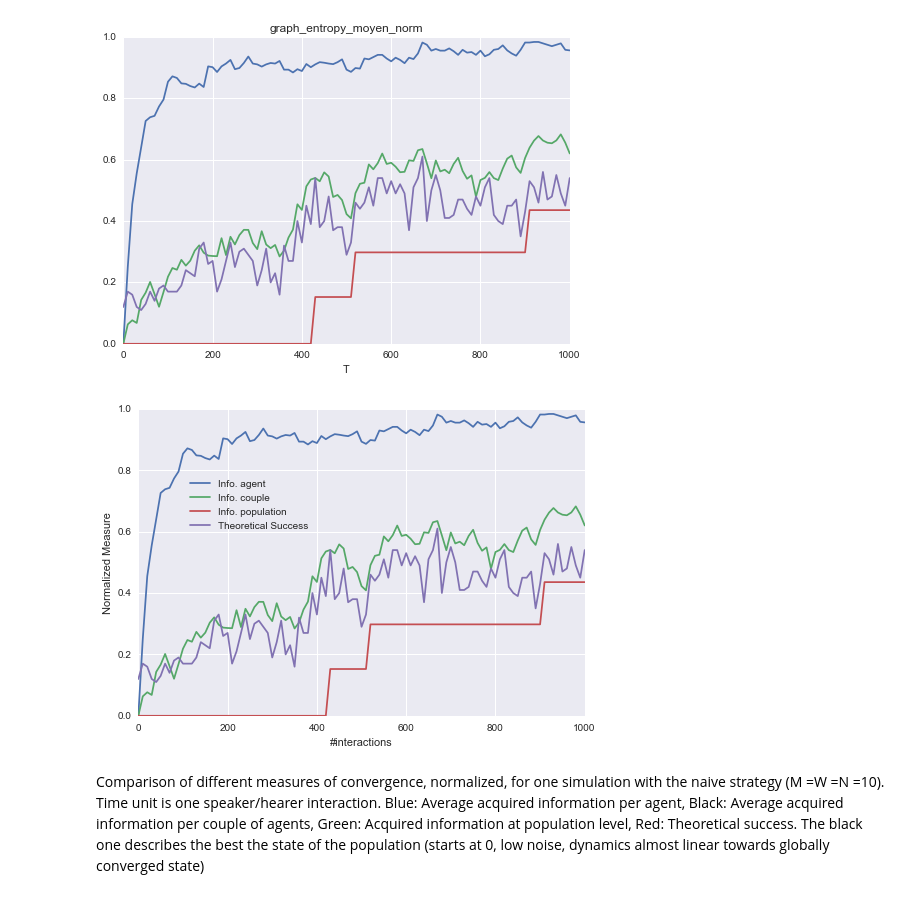
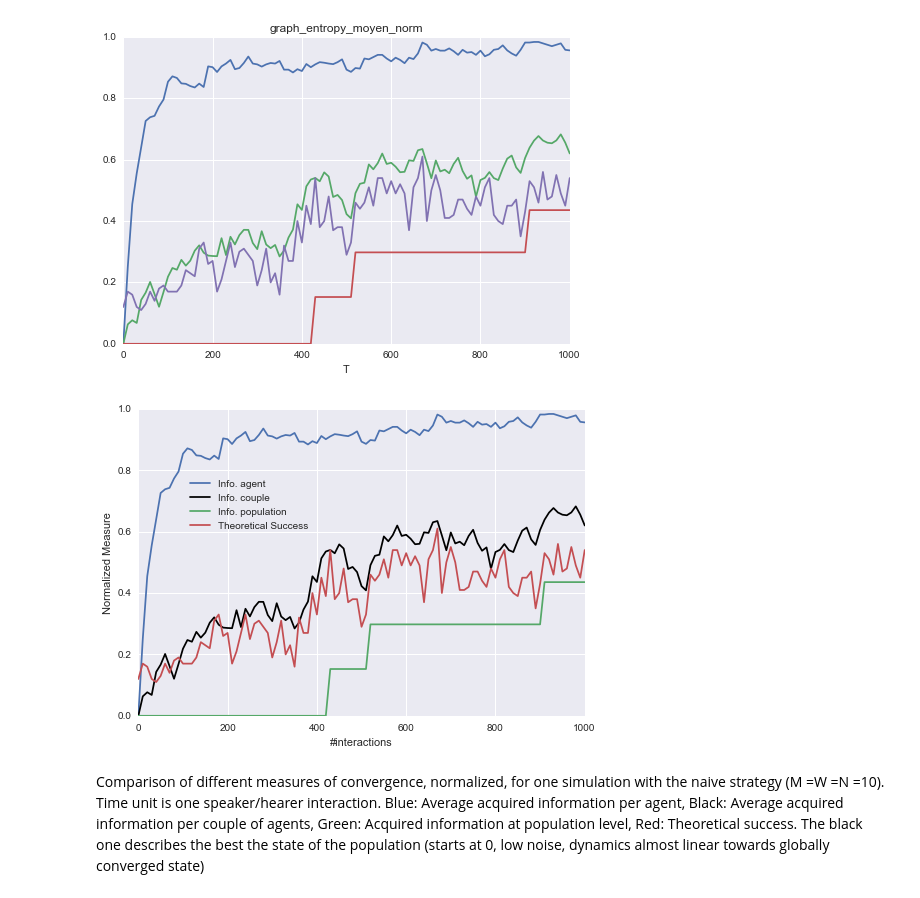
Before and after one commit to flowersteam/naminggamesal, a Jupyter notebook: graphs/Graph1_ComparingMeasures.ipynb, the cells around one changed output. Saved outputs shown, nothing was run; the diff lists cells and outputs as text; code cells hidden in the pictures.

```diff
--- a/graphs/Graph1_ComparingMeasures.ipynb
+++ b/graphs/Graph1_ComparingMeasures.ipynb
@@ -60,18 +60,18 @@ graph.show()
 # %%
 graph.title = ''
 graph.xlabel = '#interactions'
 graph.ylabel = 'Normalized Measure'
 
-graph.Yoptions[0]={'label':'Info. agent'}
-graph.Yoptions[1]={'label':'Info. couple'}
-graph.Yoptions[2]={'label':'Info. population'}
-graph.Yoptions[3]={'label':'Theoretical Success'}
+graph.Yoptions[0] = {'label':'Info. agent'}
+graph.Yoptions[1] = {'label':'Info. couple', 'color':'black'}
+graph.Yoptions[2] = {'label':'Info. population'}
+graph.Yoptions[3] = {'label':'Theoretical Success'}
 
 graph.legendoptions['bbox_to_anchor'] = (0,0,0.4,0.8)
 
 graph.show()
 # %% [output]
-[figure, old version]
+[figure, new version]
 # %% [markdown]
 Comparison of different measures of convergence, normalized, for
 one simulation with the naive strategy (M =W =N =10). Time unit is one
```
Also changed, not shown: 7 other files.
